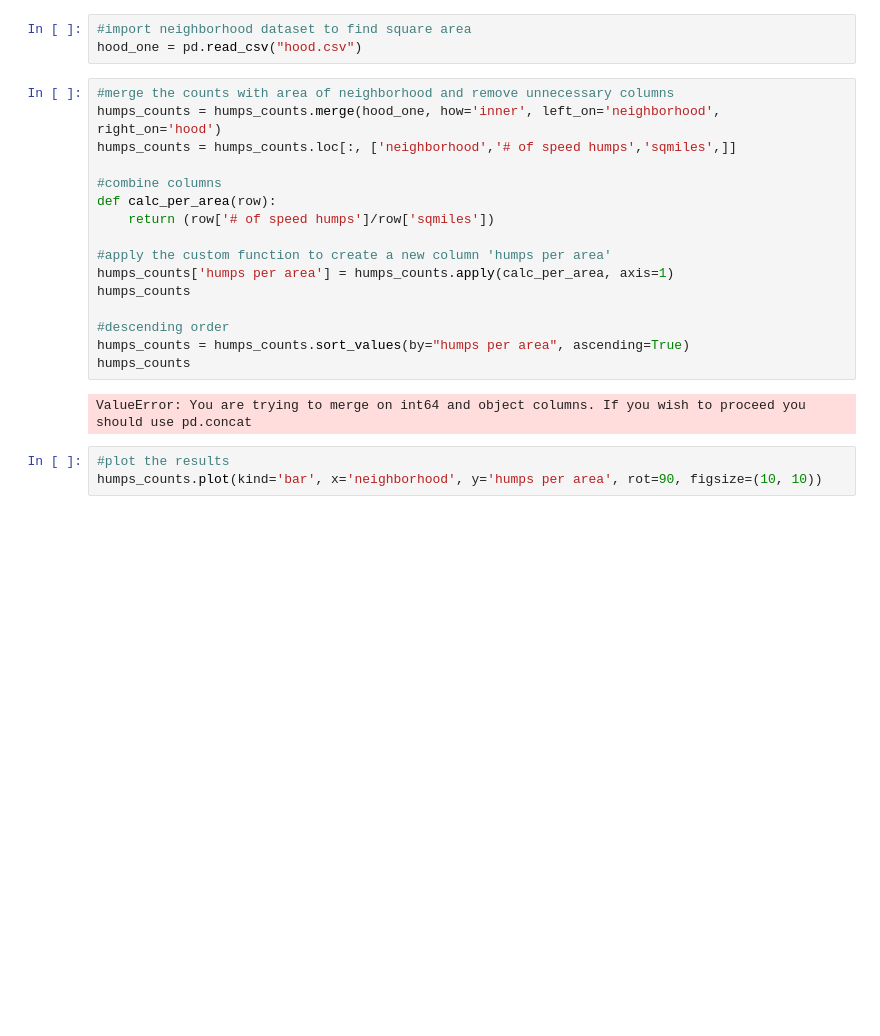
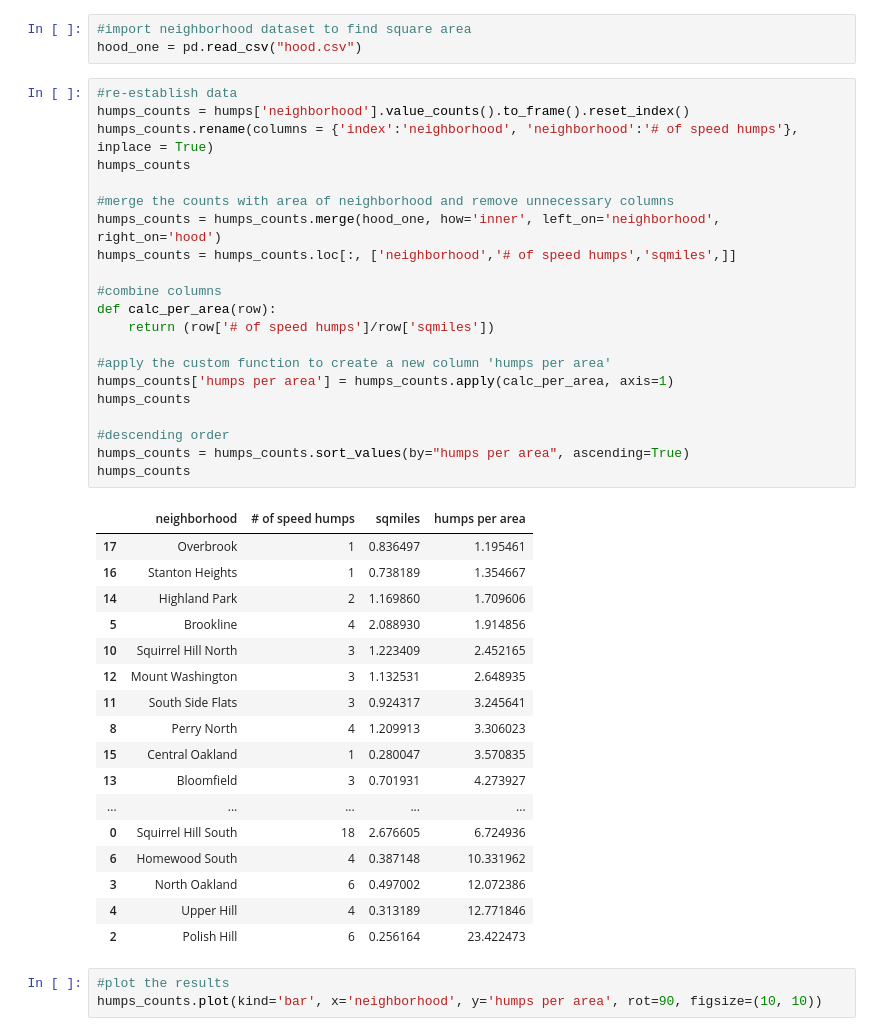
Before and after one commit to norarich/Final-Project, a Jupyter notebook: Final Notebook.ipynb, the cells around one changed output. Drawn from its saved outputs; the diff is of its cells as text; blank space fills up the shorter version.

```diff
--- a/Final Notebook.ipynb
+++ b/Final Notebook.ipynb
@@ -48,23 +48,44 @@ humps_counts
 #import neighborhood dataset to find square area
 hood_one = pd.read_csv("hood.csv")
 # %%
+#re-establish data
+humps_counts = humps['neighborhood'].value_counts().to_frame().reset_index()
+humps_counts.rename(columns = {'index':'neighborhood', 'neighborhood':'# of speed humps'}, inplace = True)
+humps_counts
+
 #merge the counts with area of neighborhood and remove unnecessary columns
 humps_counts = humps_counts.merge(hood_one, how='inner', left_on='neighborhood', right_on='hood')
 humps_counts = humps_counts.loc[:, ['neighborhood','# of speed humps','sqmiles',]]
 
 #combine columns
 def calc_per_area(row):
     return (row['# of speed humps']/row['sqmiles'])
 
 #apply the custom function to create a new column 'humps per area'
 humps_counts['humps per area'] = humps_counts.apply(calc_per_area, axis=1)
 humps_counts
 
 #descending order
 humps_counts = humps_counts.sort_values(by="humps per area", ascending=True)
 humps_counts
 # %% [output]
-ValueError: You are trying to merge on int64 and object columns. If you wish to proceed you should use pd.concat
+|  | neighborhood | # of speed humps | sqmiles | humps per area |
+| 17 | Overbrook | 1 | 0.836497 | 1.195461 |
+| 16 | Stanton Heights | 1 | 0.738189 | 1.354667 |
+| 14 | Highland Park | 2 | 1.169860 | 1.709606 |
+| 5 | Brookline | 4 | 2.088930 | 1.914856 |
+| 10 | Squirrel Hill North | 3 | 1.223409 | 2.452165 |
+| 12 | Mount Washington | 3 | 1.132531 | 2.648935 |
+| 11 | South Side Flats | 3 | 0.924317 | 3.245641 |
+| 8 | Perry North | 4 | 1.209913 | 3.306023 |
+| 15 | Central Oakland | 1 | 0.280047 | 3.570835 |
+| 13 | Bloomfield | 3 | 0.701931 | 4.273927 |
+| ... | ... | ... | ... | ... |
+| 0 | Squirrel Hill South | 18 | 2.676605 | 6.724936 |
+| 6 | Homewood South | 4 | 0.387148 | 10.331962 |
+| 3 | North Oakland | 6 | 0.497002 | 12.072386 |
+| 4 | Upper Hill | 4 | 0.313189 | 12.771846 |
+| 2 | Polish Hill | 6 | 0.256164 | 23.422473 |
 # %%
 #plot the results
 humps_counts.plot(kind='bar', x='neighborhood', y='humps per area', rot=90, figsize=(10, 10))
```
Also changed, not shown: parts of 1 cell of this notebook.
